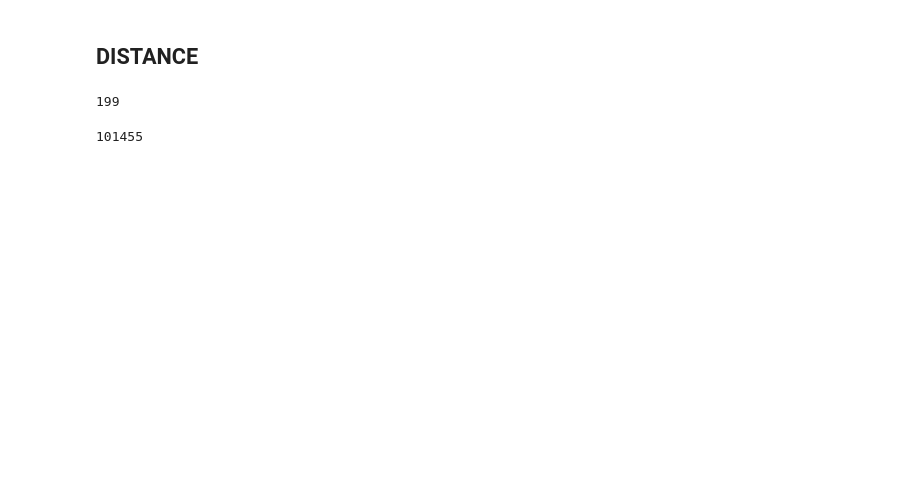
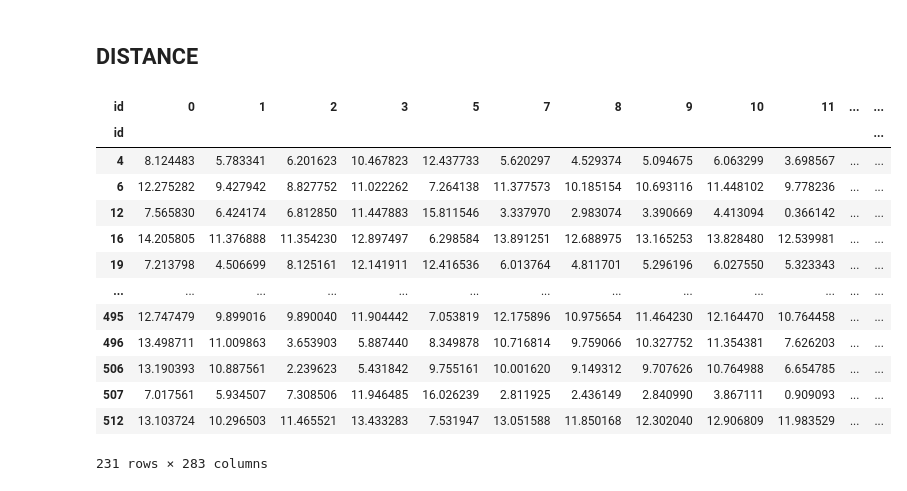
Before and after one commit to skrigel/nyc_food_supply_gap_analysis, a Jupyter notebook: preprocessing.ipynb, the cells around one changed output. Cells and saved outputs as stored; diff of their text form; code cells hidden in the pictures; blank space fills up the shorter version.

Commit message:
distance computed

```diff
--- a/preprocessing.ipynb
+++ b/preprocessing.ipynb
@@ -164,13 +198,38 @@ def euclidian_distance(point1, point2):
-# %%
-D = np.zeros((NUM_NEIGHBORHOODS, NUM_PANTRIES))
-
-for i in range(NUM_NEIGHBORHOODS):
-    for j in range(NUM_PANTRIES):
-        nta_point = get_point(centroids, i)
-        pantries_point = get_point(pantries, j)
-        D[i, j] = haversine.haversine(nta_point, pantries_point)
-
-D.size
-# %% [output]
-199
-101455
+# %%
+from haversine import haversine, Unit
+
+# Extract lat/lon as tuples from shapely Points
+excess_coords = [(p.y, p.x) for p in excess_pantries['geometry']]
+deficit_coords = [(p.y, p.x) for p in deficit_pantries['geometry']]
+
+# Initialize distance matrix
+dist_matrix = np.zeros((len(excess_coords), len(deficit_coords)))
+
+# Compute distances using haversine
+for i, e_coord in enumerate(excess_coords):
+    for j, d_coord in enumerate(deficit_coords):
+        dist_matrix[i, j] = haversine(e_coord, d_coord, unit=Unit.MILES)
+
+# Build DataFrame
+dist_df_pantry = pd.DataFrame(
+    dist_matrix,
+    index=excess_pantries['id'],
+    columns=deficit_pantries['id']
+)
+
+dist_df_pantry
+# %% [output]
+| id | 0 | 1 | 2 | 3 | 5 | 7 | 8 | 9 | 10 | 11 | ... | ... |
+| id |  |  |  |  |  |  |  |  |  |  |  | ... |
+| 4 | 8.124483 | 5.783341 | 6.201623 | 10.467823 | 12.437733 | 5.620297 | 4.529374 | 5.094675 | 6.063299 | 3.698567 | ... | ... |
+| 6 | 12.275282 | 9.427942 | 8.827752 | 11.022262 | 7.264138 | 11.377573 | 10.185154 | 10.693116 | 11.448102 | 9.778236 | ... | ... |
+| 12 | 7.565830 | 6.424174 | 6.812850 | 11.447883 | 15.811546 | 3.337970 | 2.983074 | 3.390669 | 4.413094 | 0.366142 | ... | ... |
+| 16 | 14.205805 | 11.376888 | 11.354230 | 12.897497 | 6.298584 | 13.891251 | 12.688975 | 13.165253 | 13.828480 | 12.539981 | ... | ... |
+| 19 | 7.213798 | 4.506699 | 8.125161 | 12.141911 | 12.416536 | 6.013764 | 4.811701 | 5.296196 | 6.027550 | 5.323343 | ... | ... |
+| ... | ... | ... | ... | ... | ... | ... | ... | ... | ... | ... | ... | ... |
+| 495 | 12.747479 | 9.899016 | 9.890040 | 11.904442 | 7.053819 | 12.175896 | 10.975654 | 11.464230 | 12.164470 | 10.764458 | ... | ... |
+| 496 | 13.498711 | 11.009863 | 3.653903 | 5.887440 | 8.349878 | 10.716814 | 9.759066 | 10.327752 | 11.354381 | 7.626203 | ... | ... |
+| 506 | 13.190393 | 10.887561 | 2.239623 | 5.431842 | 9.755161 | 10.001620 | 9.149312 | 9.707626 | 10.764988 | 6.654785 | ... | ... |
+| 507 | 7.017561 | 5.934507 | 7.308506 | 11.946485 | 16.026239 | 2.811925 | 2.436149 | 2.840990 | 3.867111 | 0.909093 | ... | ... |
+| 512 | 13.103724 | 10.296503 | 11.465521 | 13.433283 | 7.531947 | 13.051588 | 11.850168 | 12.302040 | 12.906809 | 11.983529 | ... | ... |
+231 rows × 283 columns
```
Also changed, not shown: parts of 4 cells of this notebook, 2 other files.
